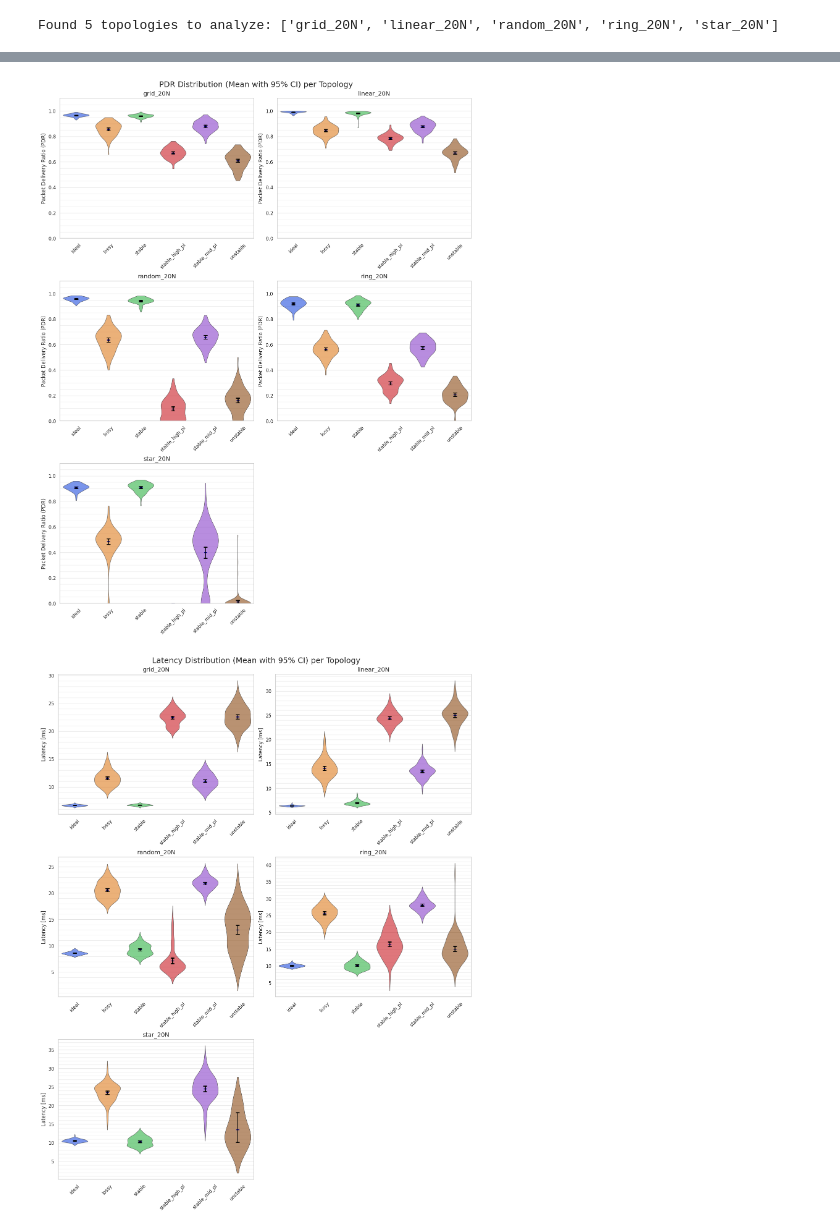
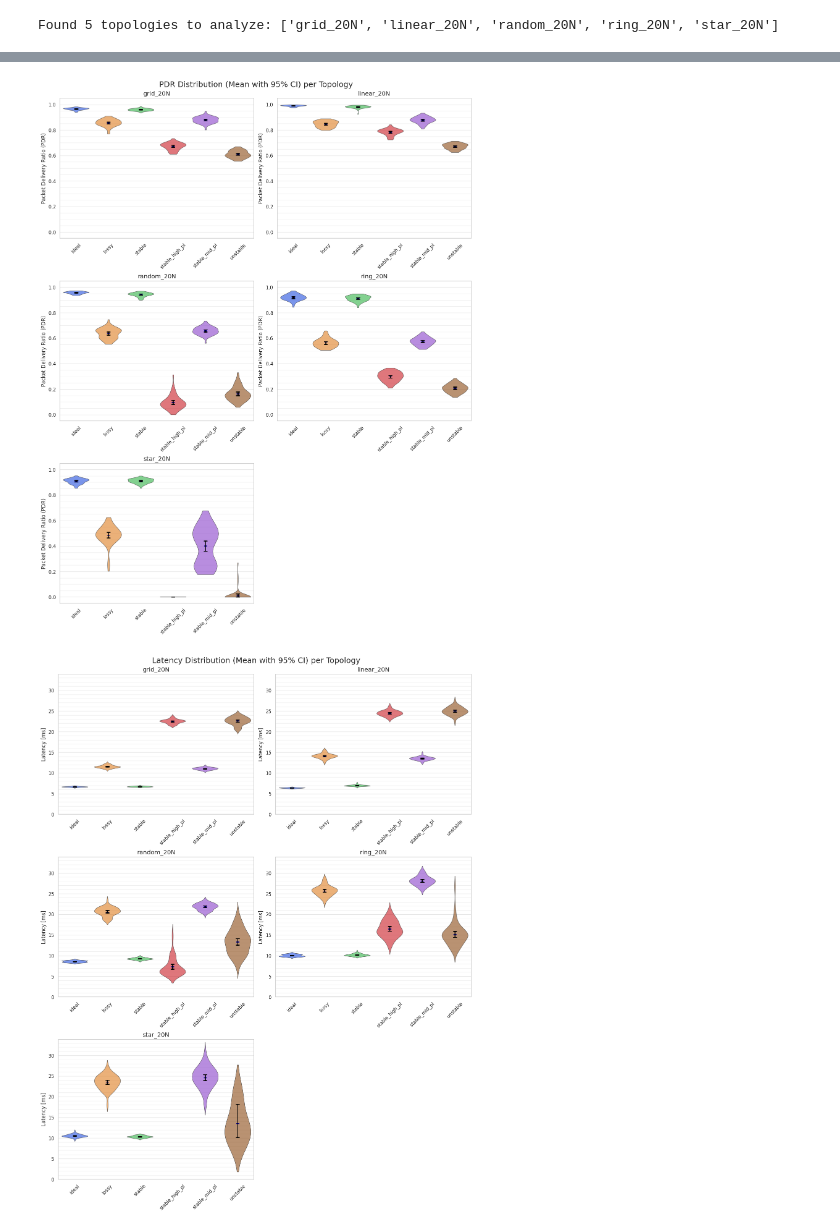
Before and after one commit to damiano-salvaterra/SPE-project, a Jupyter notebook: src/evaluation/report_plots.ipynb, the cells around one changed output, grey strips where cells are left out. Saved outputs shown, nothing was run; the diff lists cells and outputs as text; code cells hidden in the pictures.

Commit message:
Add antithetic pairing

```diff
--- a/src/evaluation/report_plots.ipynb
+++ b/src/evaluation/report_plots.ipynb
@@ -13,16 +14,23 @@ import warnings
 warnings.filterwarnings("ignore")
 # %%
-PATH_TO_RESULTS_PARENT_FOLDER = Path("../../results/20260206/batch_20260206_21-45-57").resolve()
+PATH_TO_RESULTS_PARENT_FOLDER = Path(
+    # "../../results/20260206/batch_20260206_21-45-57"
+    "../../results/batch_20260206_21-45-57"
+).resolve()
 
 # Find all topology folders
-TOPOLOGY_FOLDERS = sorted([d for d in PATH_TO_RESULTS_PARENT_FOLDER.iterdir() if d.is_dir()])
-print(f"Found {len(TOPOLOGY_FOLDERS)} topologies to analyze: {[t.name for t in TOPOLOGY_FOLDERS]}")
+TOPOLOGY_FOLDERS = sorted(
+    [d for d in PATH_TO_RESULTS_PARENT_FOLDER.iterdir() if d.is_dir()]
+)
+print(
+    f"Found {len(TOPOLOGY_FOLDERS)} topologies to analyze: {[t.name for t in TOPOLOGY_FOLDERS]}"
+)
 
 # Metrics configuration for statistics printing
 METRICS_CONFIG = [
     ("pdr", "PDR"),
     ("latency_ms", "Latency [ms]"),
-    ("hop_stretch", "Hop Stretch")
+    ("hop_stretch", "Hop Stretch"),
 ]
 # %% [output]
 Found 5 topologies to analyze: ['grid_20N', 'linear_20N', 'random_20N', 'ring_20N', 'star_20N']
@@ -175,0 +176,2 @@ STATISTICS SUMMARY
+# %%
+all_results_df = average_antithetic_pairs(all_results_df)
@@ -176 +236,18 @@ STATISTICS SUMMARY
+# %%
+# PLOT SETUP
+sns.set_theme(style="whitegrid", palette="bright")
+
+# Grid Size
+num_topos = len(TOPOLOGY_FOLDERS)
+cols = 2
+rows = math.ceil(num_topos / cols)
+
+# SETTINGS
+global_channels = sorted(
+    all_results_df["channel_id"].unique()
+)  # set channel order for all plots
+global_palette = sns.color_palette(
+    "bright", n_colors=len(global_channels)
+)  # same color for all plot
+global_color_map = dict(zip(global_channels, global_palette))
 # %%
@@ -274,22 +336,23 @@ plot_violin(
     metric_col="pdr",
     title_prefix="PDR Distribution",
     ylabel="Packet Delivery Ratio (PDR)",
-    ylim=(0, 1.1) # PDR is bounded 0-1
+    ylim=(-0.05, 1.05) # PDR is bounded 0-1
 )
 # %% [output]
-[figure, old version]
+[figure, new version]
 # %%
 # ==============================================================================
 # PLOT LATENCY
 # ==============================================================================
 plot_violin(
     metric_col="latency_ms",
     title_prefix="Latency Distribution",
     ylabel="Latency [ms]",
-    ylim=None
+    # ylim=None
+    ylim=(0, all_results_df["latency_ms"].max() * 1.1)
 )
 # %% [output]
-[figure, old version]
+[figure, new version]
 # %%
 # ==============================================================================
 # PLOT HOP STRETCH
```
Also changed, not shown: parts of 7 cells of this notebook.
